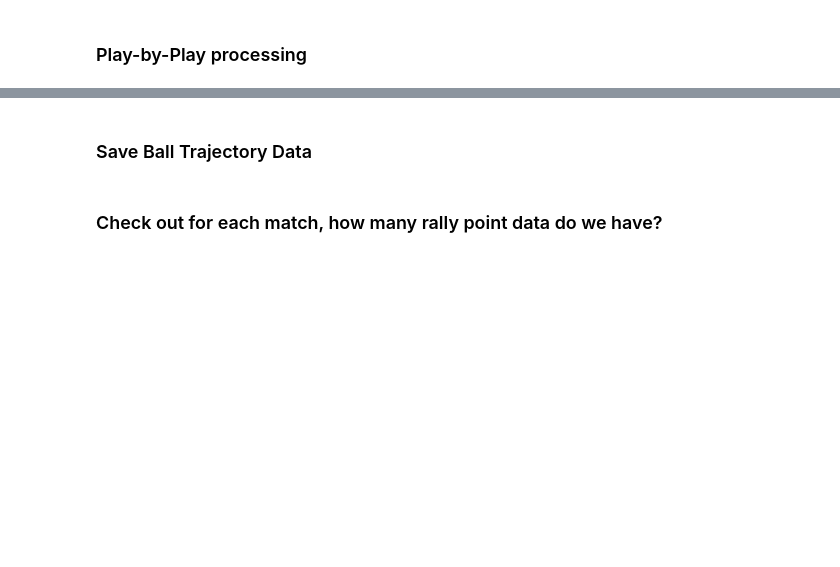
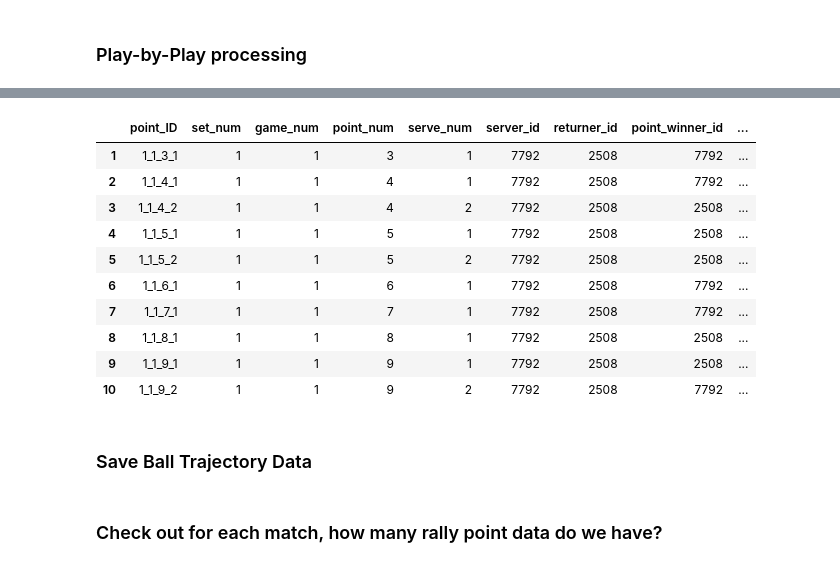
Before and after one commit to petertea96/tennis_analytics, a Jupyter notebook: projects/roland_garros_tracking_data/collect_data/process_rg_files.ipynb, the cells around one changed output, grey strips where cells are left out. Drawn from its saved outputs; the diff is of its cells as text; code cells hidden in the pictures; blank space fills up the shorter version.

```diff
--- a/projects/roland_garros_tracking_data/collect_data/process_rg_files.ipynb
+++ b/projects/roland_garros_tracking_data/collect_data/process_rg_files.ipynb
@@ -333,12 +373,25 @@ test_match.to_csv('point_sequence_djokovic_nadal_2020_rolandgarros_pbp.csv', ind
 # %%
 # Save Nadal vs. Federer (2019)
 
 # Open one tracking json file (for debugging***)
-with open('/Users/petertea/tennis_analytics/projects/roland_garros_tracking_data/collect_data/json_data_2021/year_2019_SM003_tracking_data.json') as filename:
+with open('/Users/petertea/tennis_analytics/projects/roland_garros_tracking_data/json_data/year_2019_SM003_tracking_data.json') as filename:
   rafa_fed_2019_tracking_data_json = json.load(filename)
 
 rafa_fed_match = get_match_point_level_info(rafa_fed_2019_tracking_data_json)
-rafa_fed_match.to_csv('point_sequence_federer_nadal_2019_rolandgarros_pbp.csv', index = False)
+rafa_fed_match.head(10)
+#rafa_fed_match.to_csv('point_sequence_federer_nadal_2019_rolandgarros_pbp.csv', index = False)
+# %% [output]
+|  | point_ID | set_num | game_num | point_num | serve_num | server_id | returner_id | point_winner_id | ... |
+| 1 | 1_1_3_1 | 1 | 1 | 3 | 1 | 7792 | 2508 | 7792 | ... |
+| 2 | 1_1_4_1 | 1 | 1 | 4 | 1 | 7792 | 2508 | 7792 | ... |
+| 3 | 1_1_4_2 | 1 | 1 | 4 | 2 | 7792 | 2508 | 2508 | ... |
+| 4 | 1_1_5_1 | 1 | 1 | 5 | 1 | 7792 | 2508 | 2508 | ... |
+| 5 | 1_1_5_2 | 1 | 1 | 5 | 2 | 7792 | 2508 | 2508 | ... |
+| 6 | 1_1_6_1 | 1 | 1 | 6 | 1 | 7792 | 2508 | 7792 | ... |
+| 7 | 1_1_7_1 | 1 | 1 | 7 | 1 | 7792 | 2508 | 7792 | ... |
+| 8 | 1_1_8_1 | 1 | 1 | 8 | 1 | 7792 | 2508 | 2508 | ... |
+| 9 | 1_1_9_1 | 1 | 1 | 9 | 1 | 7792 | 2508 | 2508 | ... |
+| 10 | 1_1_9_2 | 1 | 1 | 9 | 2 | 7792 | 2508 | 7792 | ... |
 # %% [markdown]
 ### Save Ball Trajectory Data
 # %%
```
Also changed, not shown: parts of 6 cells of this notebook, 30 other files.
